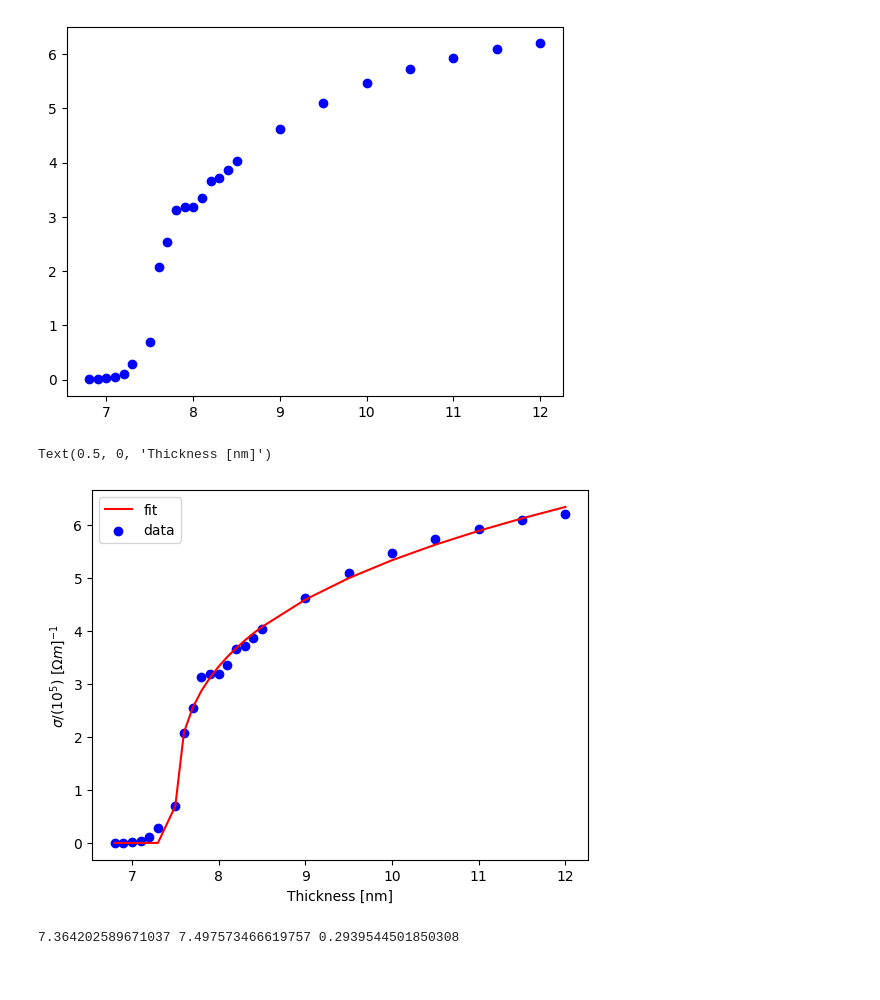
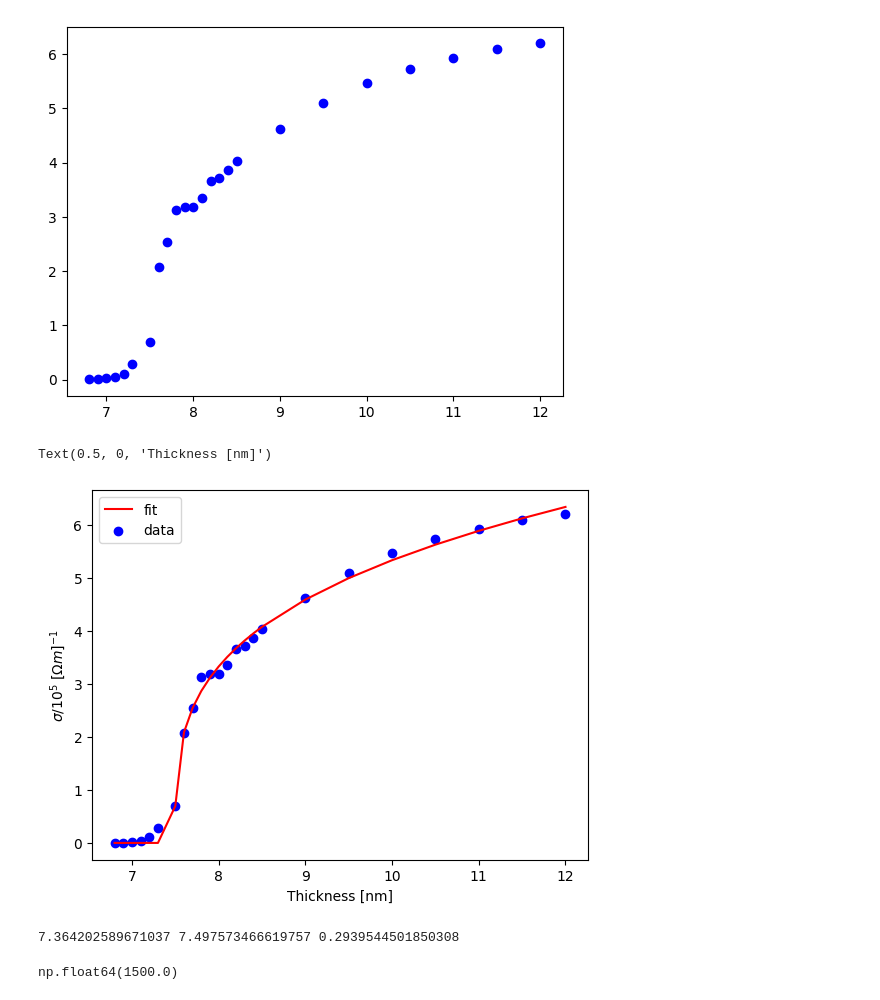
Before and after one commit to gzy5jd/AdvancedLab, a Jupyter notebook: Lab1_ThinFilm.ipynb, the cells around one changed output. Cells and saved outputs as stored; diff of their text form; code cells hidden in the pictures.

```diff
--- a/Lab1_ThinFilm.ipynb
+++ b/Lab1_ThinFilm.ipynb
@@ -22,16 +22,19 @@ def f(x,sigma,t_0,a):
 
 popt, pcov = curve_fit(f, thickness, cond_scaled, p0=[10,7,1])
 # %%
-f(thickness, 2, 7.2, 1.5)
 plt.plot(thickness, f(thickness, *popt),color='red',label='fit')
 plt.scatter(thickness, cond_scaled, color='blue',label='data')
 plt.legend()
-plt.ylabel(r'$\sigma/(10^5)$ $[\Omega m]^{-1}$')
+plt.ylabel(r'$\sigma/10^5$ $[\Omega m]^{-1}$')
 plt.xlabel('Thickness [nm]')
 # %% [output]
 Text(0.5, 0, 'Thickness [nm]')
-[figure, old version]
+[figure, new version]
 # %%
 print(*popt)
 # %% [output]
 7.364202589671037 7.497573466619757 0.2939544501850308
+# %%
+np.sum(film)
+# %% [output]
+np.float64(1500.0)
```
Also changed, not shown: parts of 5 cells of this notebook.
